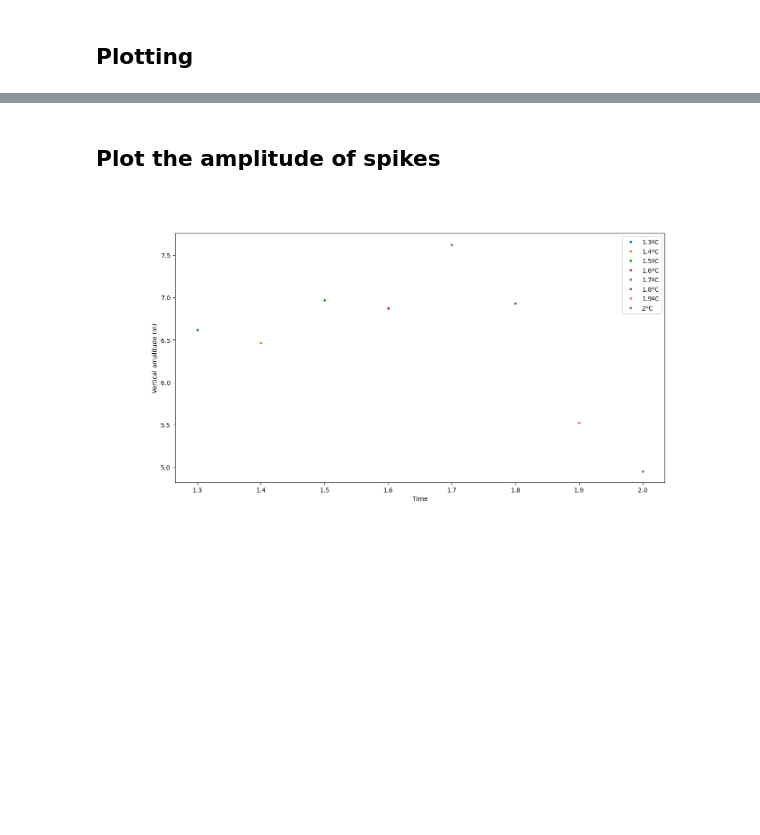
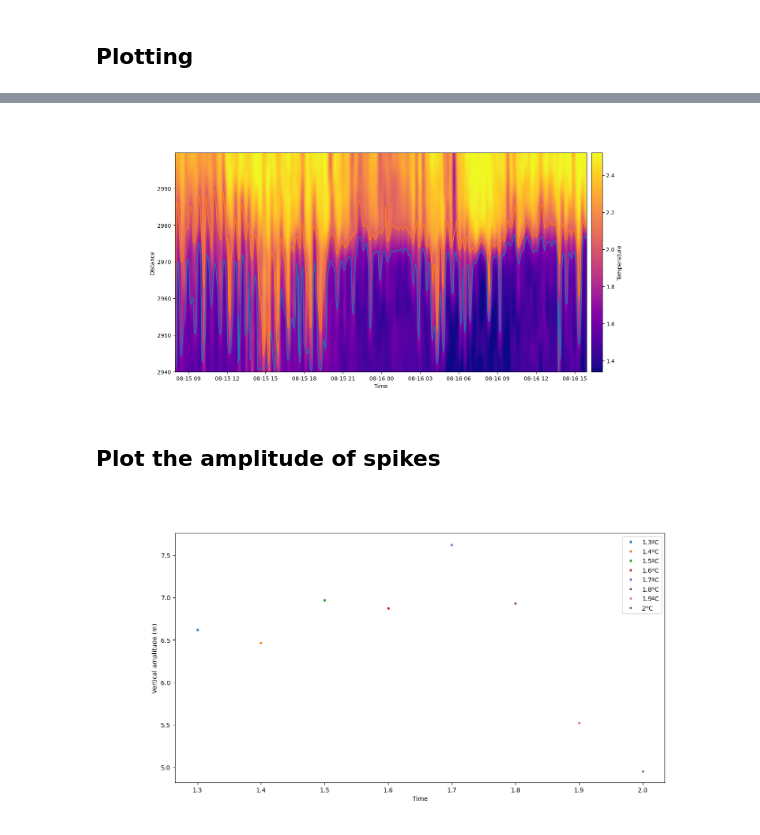
Before and after one commit to ericeberg3/UW_research, a Jupyter notebook: DTS_small_scale.ipynb, the cells around one changed output, grey strips where cells are left out. Saved outputs shown, nothing was run; the diff lists cells and outputs as text; code cells hidden in the pictures; blank space fills up the shorter version.

```diff
--- a/DTS_small_scale.ipynb
+++ b/DTS_small_scale.ipynb
@@ -133,3 +128,22 @@ plt.show()
+# %%
+fig, ax = plt.subplots(figsize=(2.5*6.4,1.5*4.8))
+im1 = ax.imshow(filtered_arr.T, origin='lower',
+           aspect='auto',
+            extent=[plot_times_zoomed[0], plot_times_zoomed[-1],
+                   plot_dists_zoomed[0], plot_dists_zoomed[-1]],
+            cmap='plasma',
+            vmin=np.percentile(filtered_arr[~np.isnan(filtered_arr)],1),
+            vmax=np.percentile(filtered_arr[~np.isnan(filtered_arr)],99),
+            )
+for i in range(len(contour_values)): plt.plot(contour_points[contour_values[i]]['t'], contour_points[contour_values[i]]['x'], '-')
+ax.set_ylabel('Distance')
+ax.set_xlabel('Time')
+
+cbar = fig.colorbar(im1, pad=0.01)
+cbar.set_label('Temperature')
+plt.show()
+# %% [output]
+[figure, added]
 # %% [markdown]
 ## Plot the amplitude of spikes
 # %%
```
Also changed, not shown: parts of 5 cells of this notebook, 2 other files.
